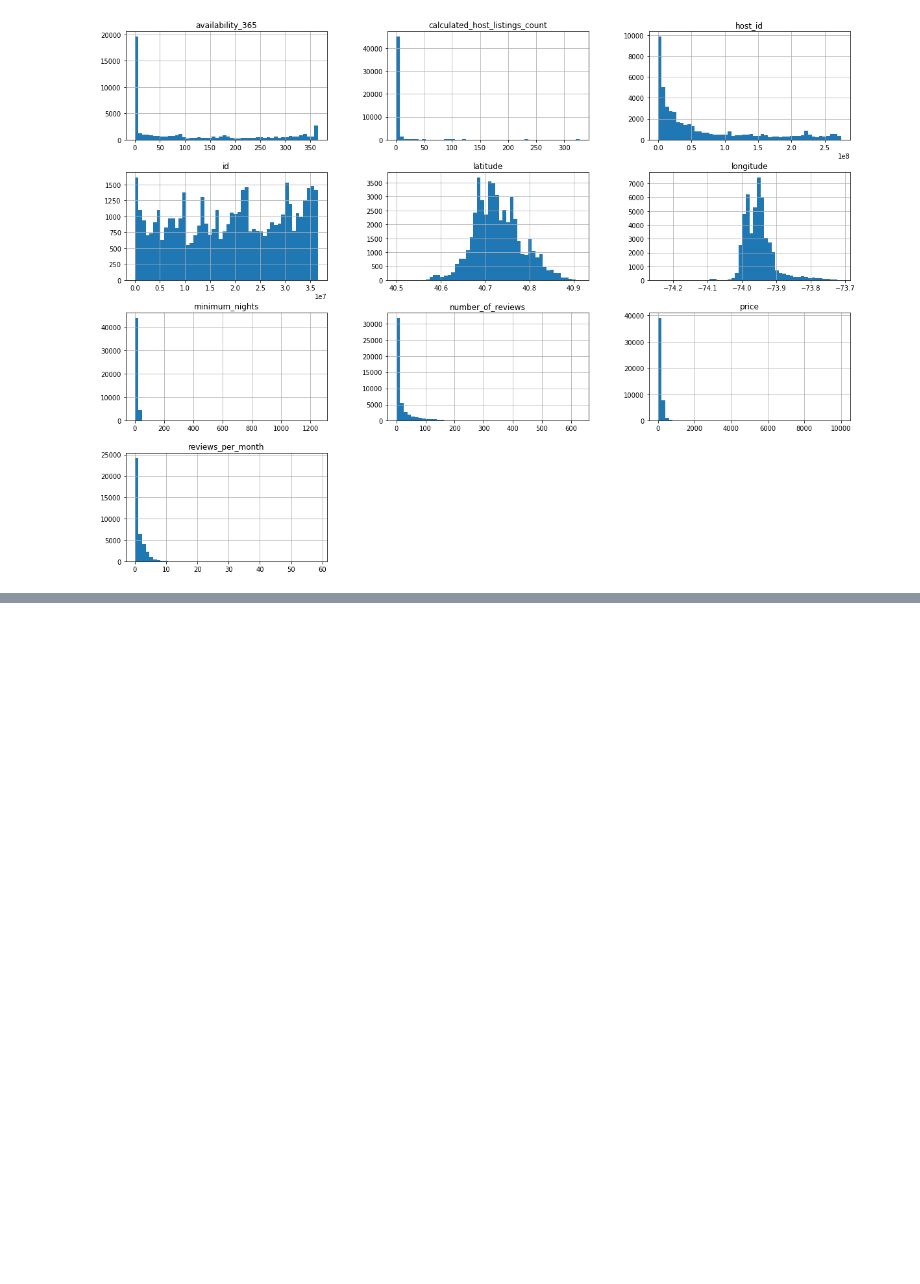
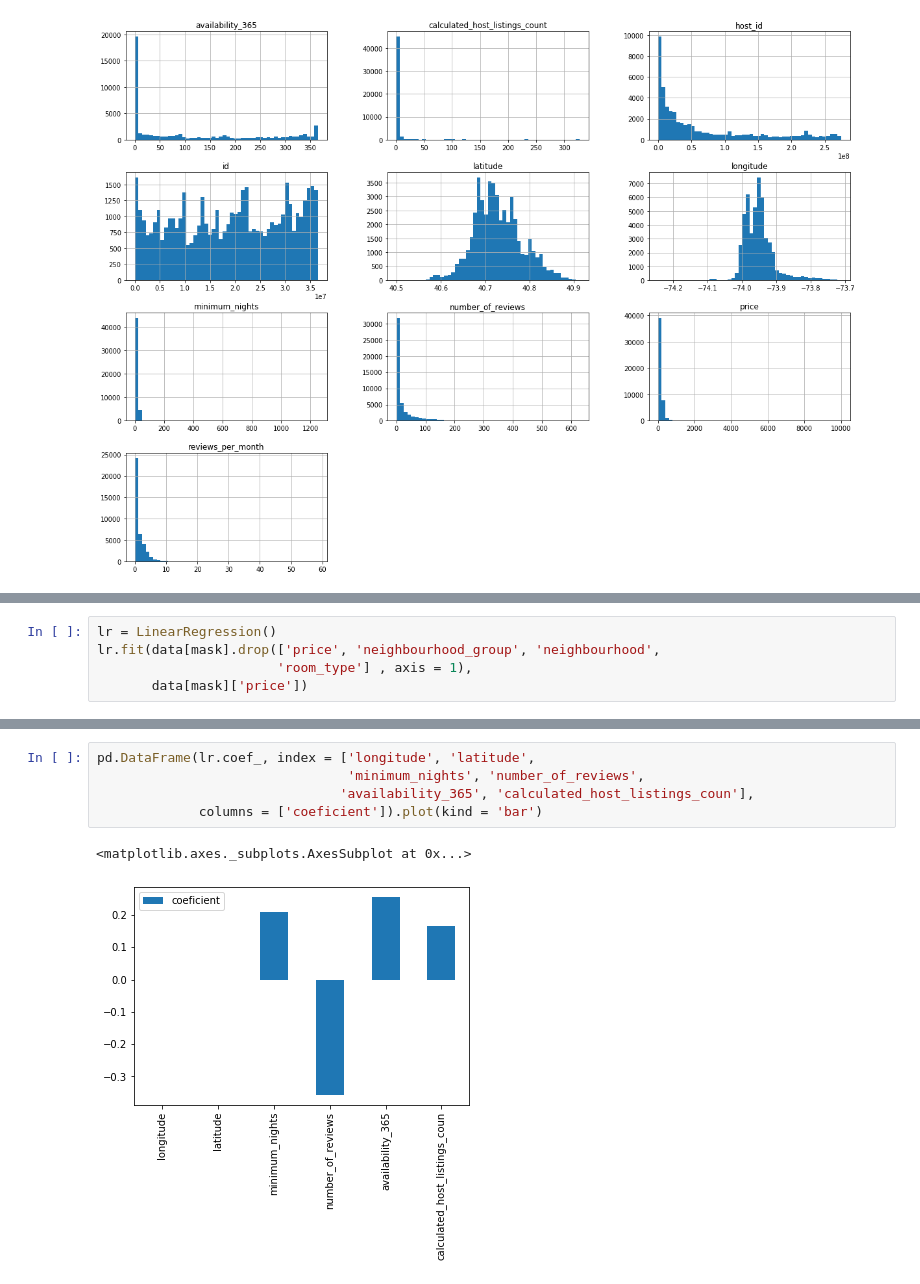
Before and after one commit to stanaityted/Airbnb, a Jupyter notebook: Airbnb data EDA.ipynb, the cells around one changed output, grey strips where cells are left out. Drawn from its saved outputs; the diff is of its cells as text; blank space fills up the shorter version.

```diff
--- a/Airbnb data EDA.ipynb
+++ b/Airbnb data EDA.ipynb
@@ -90,0 +181,5 @@ plt.show()
+# %%
+lr = LinearRegression()
+lr.fit(data[mask].drop(['price', 'neighbourhood_group', 'neighbourhood',
+                       'room_type'] , axis = 1),
+       data[mask]['price'])
@@ -90,0 +195,8 @@ plt.show()
+# %%
+pd.DataFrame(lr.coef_, index = ['longitude', 'latitude',
+                                'minimum_nights', 'number_of_reviews',
+                               'availability_365', 'calculated_host_listings_coun'],
+             columns = ['coeficient']).plot(kind = 'bar')
+# %% [output]
+<matplotlib.axes._subplots.AxesSubplot at 0x...>
+[figure, added]
```
Also changed, not shown: parts of 26 cells of this notebook.
